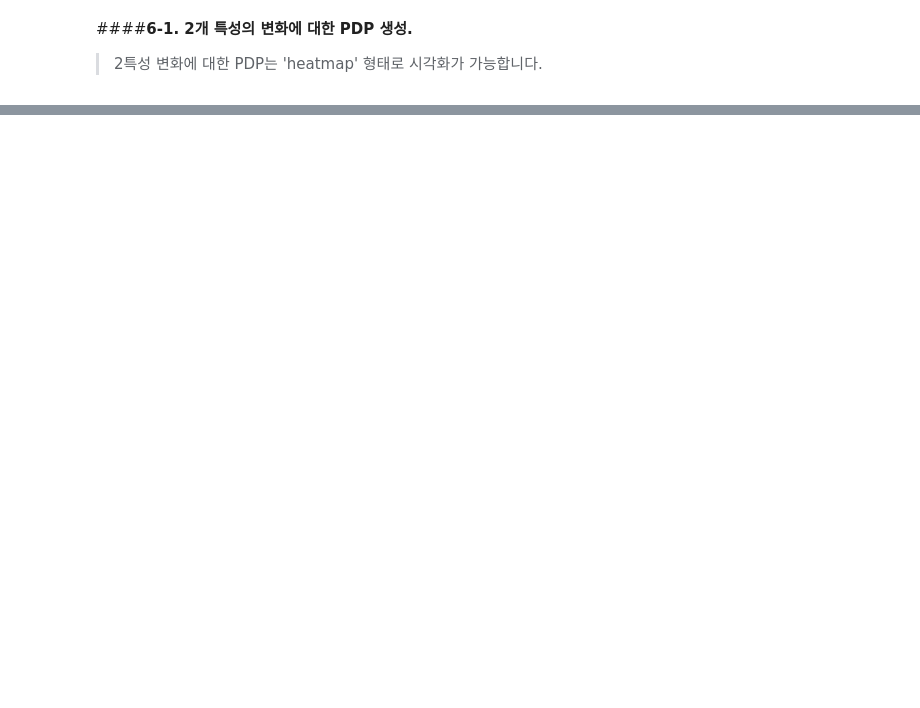
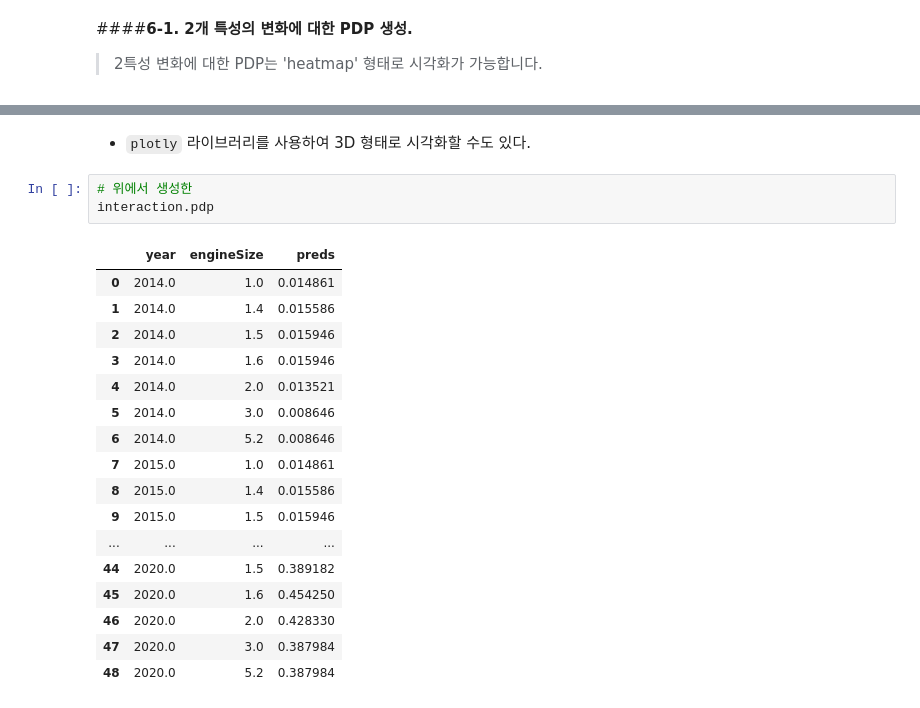
Before and after one commit to 00150/AI_07_JYP_Project_section_02, a Jupyter notebook: Classification_Used_car_modeling.ipynb, the cells around one changed output, grey strips where cells are left out. Saved outputs shown, nothing was run; the diff lists cells and outputs as text; blank space fills up the shorter version.

```diff
--- a/Classification_Used_car_modeling.ipynb
+++ b/Classification_Used_car_modeling.ipynb
@@ -1642,0 +1673,23 @@ target_features = ['year', 'engineSize']
+# %% [markdown]
+* `plotly` 라이브러리를 사용하여 3D 형태로 시각화할 수도 있다.
+# %%
+# 위에서 생성한
+interaction.pdp
+# %% [output]
+|  | year | engineSize | preds |
+| 0 | 2014.0 | 1.0 | 0.014861 |
+| 1 | 2014.0 | 1.4 | 0.015586 |
+| 2 | 2014.0 | 1.5 | 0.015946 |
+| 3 | 2014.0 | 1.6 | 0.015946 |
+| 4 | 2014.0 | 2.0 | 0.013521 |
+| 5 | 2014.0 | 3.0 | 0.008646 |
+| 6 | 2014.0 | 5.2 | 0.008646 |
+| 7 | 2015.0 | 1.0 | 0.014861 |
+| 8 | 2015.0 | 1.4 | 0.015586 |
+| 9 | 2015.0 | 1.5 | 0.015946 |
+| ... | ... | ... | ... |
+| 44 | 2020.0 | 1.5 | 0.389182 |
+| 45 | 2020.0 | 1.6 | 0.454250 |
+| 46 | 2020.0 | 2.0 | 0.428330 |
+| 47 | 2020.0 | 3.0 | 0.387984 |
+| 48 | 2020.0 | 5.2 | 0.387984 |
```
Also changed, not shown: parts of 14 cells of this notebook.
